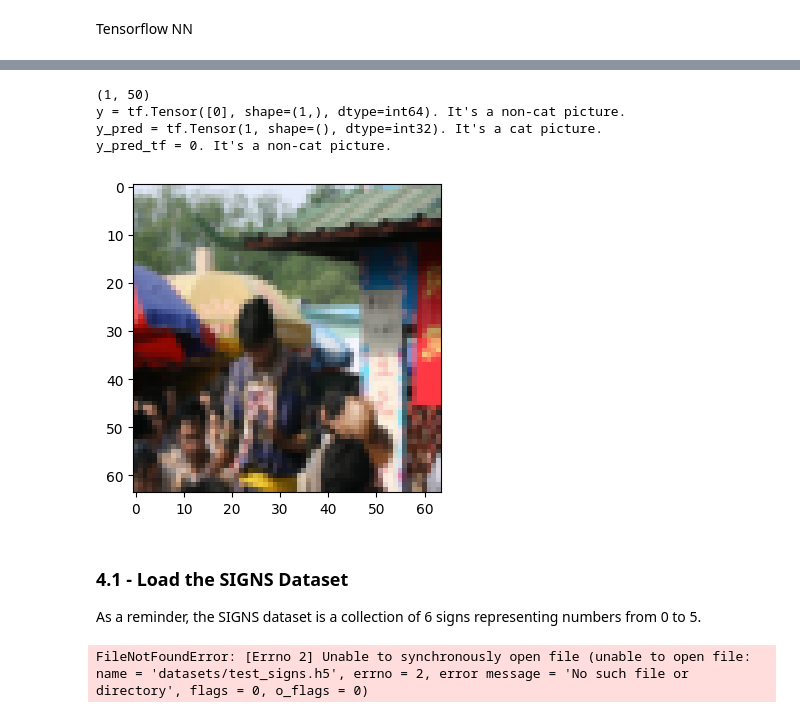
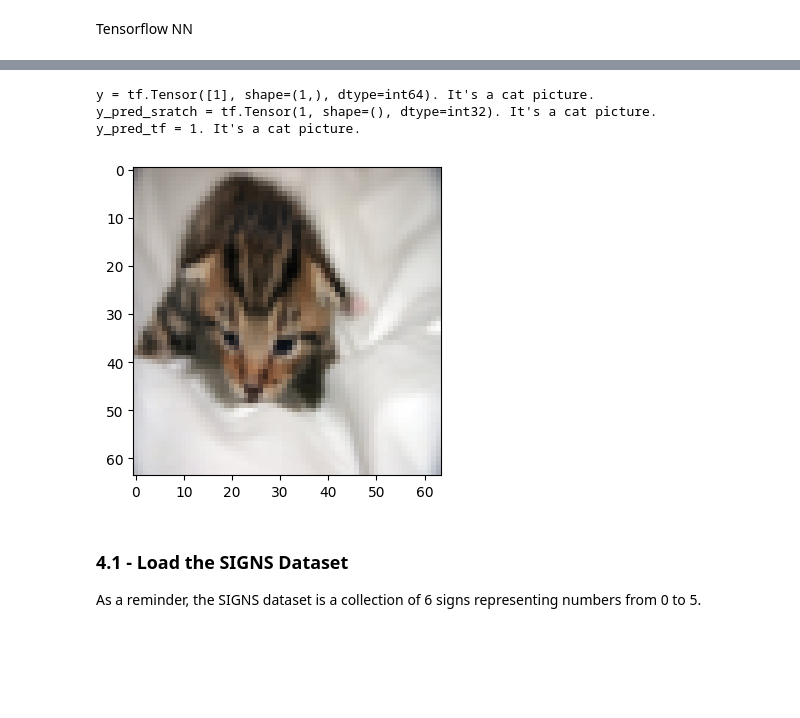
Before and after one commit to Joel-Ajayi/NeuralNetwork_Scratch, a Jupyter notebook: main.ipynb, the cells around one changed output, grey strips where cells are left out. Saved outputs shown, nothing was run; the diff lists cells and outputs as text; code cells hidden in the pictures; blank space fills up the shorter version.

Commit message:
trained the cat classifier

```diff
--- a/main.ipynb
+++ b/main.ipynb
@@ -61,8 +62,8 @@ index = 67
 batch = train_3.batch(1).skip(index).take(1)
 for img_batch, label_batch in batch:
     img = img_batch[0]
-    img_label = label_batch[0][0]
+    img_label = label_batch[0][0].numpy()
 
 plt.imshow(img)
-print ("y = " + str(img_label) + ". It's a " + classes_3[img_label].decode("utf-8") +  " picture.")
+print ("y = " + ". It's a " + str(classes_3[img_label]) +  " picture.")
 # %% [output]
@@ -154,5 +143,5 @@ lr_schedule = tf.keras.optimizers.schedules.InverseTimeDecay(
 # %%
-nn_cats_tf.compile(optimizer=tf.keras.optimizers.Adam(lr_schedule),
+nn_cats_tf.compile(optimizer=tf.keras.optimizers.Adam(0.001),
                    loss='binary_crossentropy',
                    metrics=['accuracy'])
 # %%
@@ -193,28 +182,18 @@ Accuracy: 0.7599999904632568
 # %%
 # Example of a
-print(img_label_pred.shape)
 
-index = 34
+index = 1
 plt.imshow(img[index])
 print ("y = " + str(img_label[index]) + ". It's a " + classes_3[img_label[index][0]].decode("utf-8") +  " picture.")
-print ("y_pred = " + str(img_label_pred[0][index]) + ". It's a " + classes_3[img_label_pred[0][index]].decode("utf-8") +  " picture.")
+print ("y_pred_sratch = " + str(img_label_pred[0][index]) + ". It's a " + classes_3[img_label_pred[0][index]].decode("utf-8") +  " picture.")
 print ("y_pred_tf = " + str(pred_tf[index]) + ". It's a " + classes_3[pred_tf[index]].decode("utf-8") +  " picture.")
 # %% [output]
-(1, 50)
-y = tf.Tensor([0], shape=(1,), dtype=int64). It's a non-cat picture.
-y_pred = tf.Tensor(1, shape=(), dtype=int32). It's a cat picture.
-y_pred_tf = 0. It's a non-cat picture.
+y = tf.Tensor([1], shape=(1,), dtype=int64). It's a cat picture.
+y_pred_sratch = tf.Tensor(1, shape=(), dtype=int32). It's a cat picture.
+y_pred_tf = 1. It's a cat picture.
-[figure, old version]
+[figure, new version]
 # %% [markdown]
 ## <a name='4-1'></a>
 ### 4.1 - Load the SIGNS Dataset
 
 As a reminder, the SIGNS dataset is a collection of 6 signs representing numbers from 0 to 5.
-# %%
-selftrain_x_2, train_y_2, test_x_2, test_y_2, shape_2, classes_2 = train_x_2, train_y_2, test_x_2, test_y_2, shape_2, classes_2 = dataset.load_finger_signs_dataset()
-
-train_x_2.shape, train_y_2.shape
-
-train_x_2.shape, train_y_2.shape
-# %% [output]
-FileNotFoundError: [Errno 2] Unable to synchronously open file (unable to open file: name = 'datasets/test_signs.h5', errno = 2, error message = 'No such file or directory', flags = 0, o_flags = 0)
```
Also changed, not shown: parts of 26 cells of this notebook, 6 other files.
